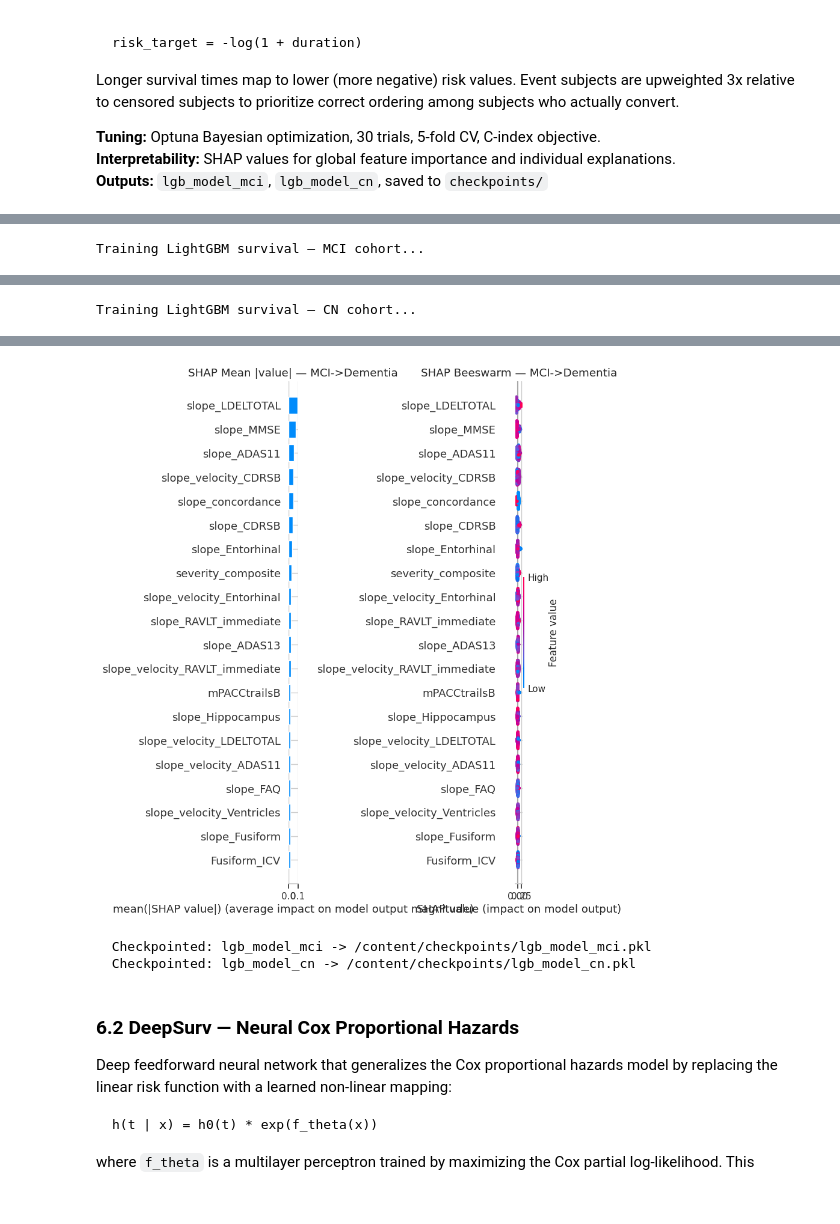
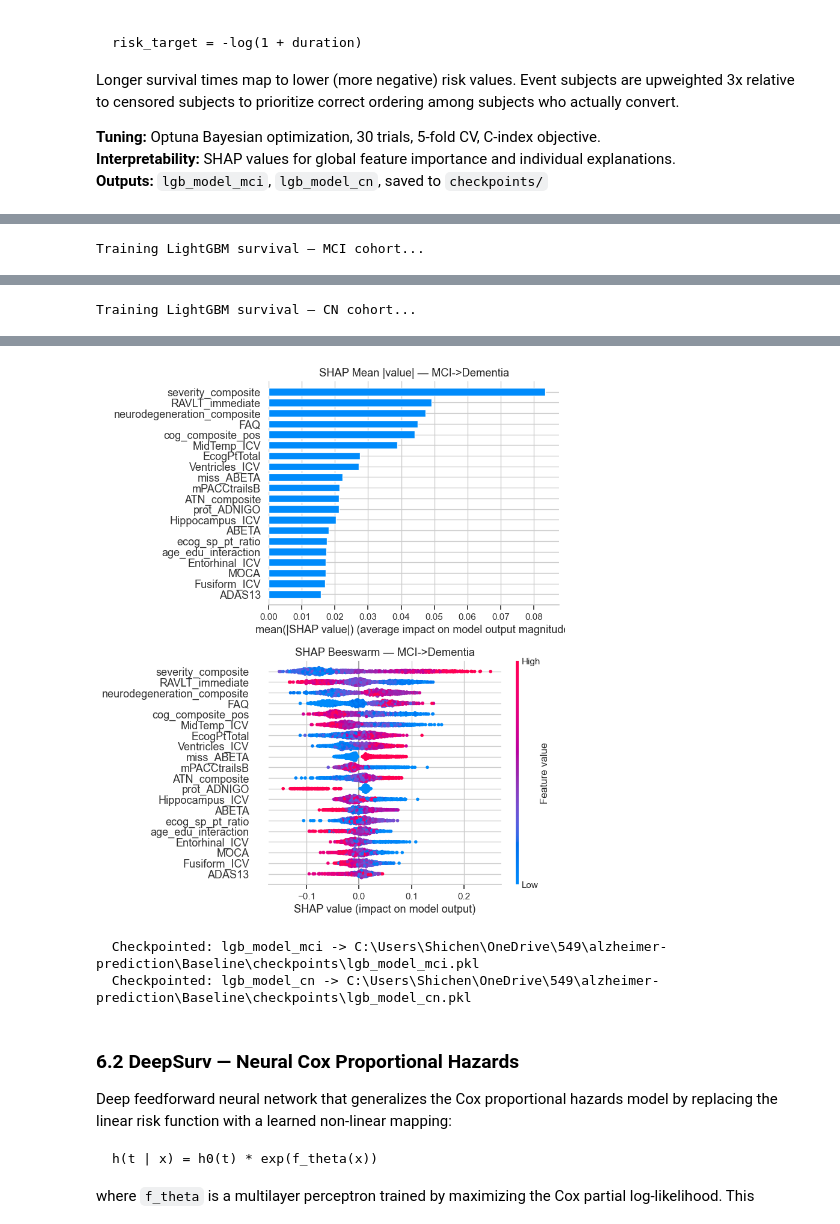
Before and after one commit to omar-dajani/alzheimer-prediction, a Jupyter notebook: Baseline/ADNI_Survival_Pipeline.ipynb, the cells around one changed output, grey strips where cells are left out. Drawn from its saved outputs; the diff is of its cells as text; code cells hidden in the pictures.

Commit message:
Delete EDA/Shichen directory and update baseline model notebook

```diff
--- a/Baseline/ADNI_Survival_Pipeline.ipynb
+++ b/Baseline/ADNI_Survival_Pipeline.ipynb
@@ -729,7 +729,7 @@ stratified splitting on the event indicator to preserve event rates in both part
 
 **Outputs per cohort:** `X_train`, `X_test`, `y_ev_train`, `y_ev_test`, `y_dur_train`, `y_dur_test`
 # %%
-afrom sklearn.experimental import enable_iterative_imputer  # noqa
+from sklearn.experimental import enable_iterative_imputer  # noqa
 from sklearn.impute import IterativeImputer
 from preprocessing import mice_impute, assemble_cohort, add_slope_concordance
 from sklearn.model_selection import train_test_split
@@ -798,6 +798,15 @@ print('\nApplying MICE imputation...')
 X_mci_imp = mice_impute(X_mci_raw)
 X_cn_imp  = mice_impute(X_cn_raw)
 
+# Temporary fix: Remove slope columns to minimize data leakage
+# The slope features are calculated based on multiple visits, but all other features are values at the initial visit.
+# Until we have a better plan, we drop the slope features to ensure fairness among all features.
+
+X_mci_imp = X_mci_imp.drop(columns=[col for col in X_mci_imp.columns if 'slope' in col])
+X_cn_imp = X_cn_imp.drop(columns=[col for col in X_cn_imp.columns if 'slope' in col])
+
+# Train test split
+
 X_mci_train, X_mci_test, y_ev_mci_train, y_ev_mci_test, y_dur_mci_train, y_dur_mci_test = train_test_split(
     X_mci_imp, y_ev_mci, y_dur_mci, test_size=0.2, random_state=RANDOM_SEED
 )
@@ -1005,7 +1014,7 @@ print('\nComputing SHAP values for LightGBM (MCI cohort)...')
 explainer_mci = shap.TreeExplainer(lgb_model_mci)
 shap_vals_mci = explainer_mci.shap_values(X_mci_imp)
 
-fig, axes = plt.subplots(1, 2, figsize=(16, 8))
+fig, axes = plt.subplots(2, 1, figsize=(16, 8))
 plt.sca(axes[0])
 shap.summary_plot(shap_vals_mci, X_mci_imp, plot_type='bar',
                   max_display=20, show=False)
@@ -1059,8 +1068,8 @@ Training LightGBM survival — CN cohort...
 
 Computing SHAP values for LightGBM (MCI cohort)...
-[figure, old version]
+[figure, new version]
-  Checkpointed: lgb_model_mci -> /content/checkpoints/lgb_model_mci.pkl
-  Checkpointed: lgb_model_cn -> /content/checkpoints/lgb_model_cn.pkl
+  Checkpointed: lgb_model_mci -> C:\Users\Shichen\OneDrive\549\alzheimer-prediction\Baseline\checkpoints\lgb_model_mci.pkl
+  Checkpointed: lgb_model_cn -> C:\Users\Shichen\OneDrive\549\alzheimer-prediction\Baseline\checkpoints\lgb_model_cn.pkl
 # %% [markdown]
 ### 6.2 DeepSurv — Neural Cox Proportional Hazards
 
```
Also changed, not shown: parts of 16 cells of this notebook, 15 other files.
